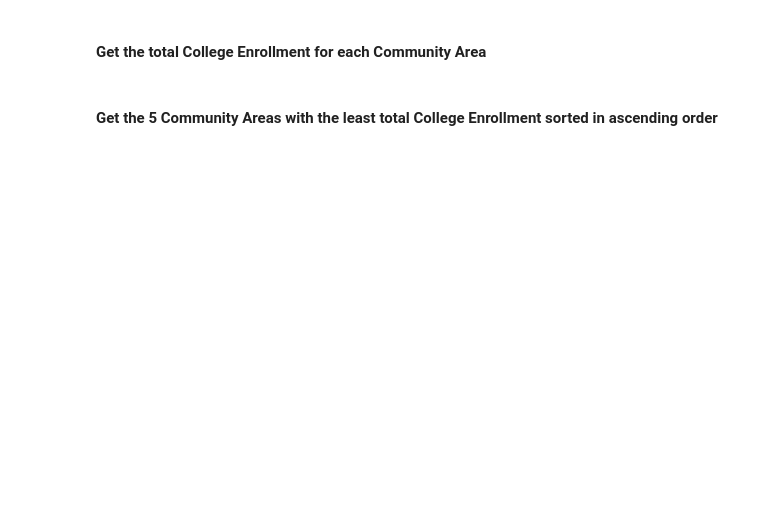
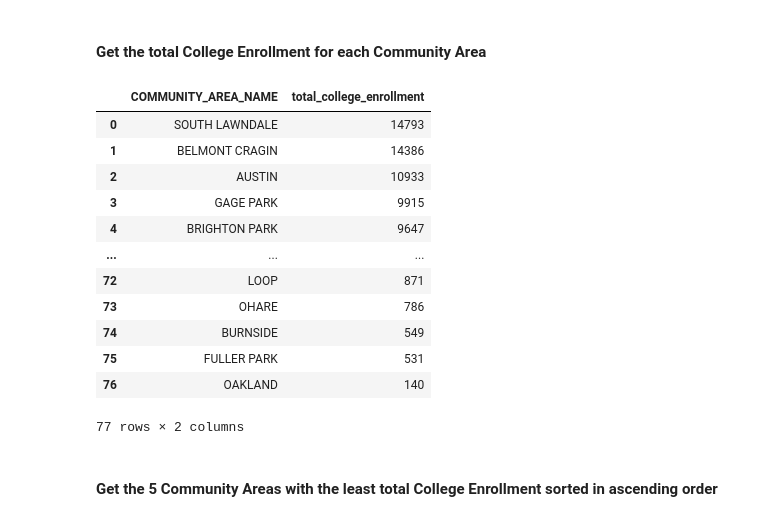
Before and after one commit to chuksoo/IBM-Data-Engineering-Professional, a Jupyter notebook: Course 5 - Databases and SQL for Data Science with Python/Analyzing real world dataset with SQL and Python.ipynb, the cells around one changed output. Drawn from its saved outputs; the diff is of its cells as text; code cells hidden in the pictures; blank space fills up the shorter version.

```diff
--- a/Course 5 - Databases and SQL for Data Science with Python/Analyzing real world dataset with SQL and Python.ipynb
+++ b/Course 5 - Databases and SQL for Data Science with Python/Analyzing real world dataset with SQL and Python.ipynb
@@ -349,4 +369,32 @@ create_pandas_df(query_6, conn)
 # %% [markdown]
 #### Get the total College Enrollment for each Community Area
+# %%
+query_8 = '''
+    WITH total_enrollment AS (
+        SELECT
+            "COMMUNITY_AREA_NAME"
+            , SUM("COLLEGE_ENROLLMENT") AS Total_College_Enrollment
+        FROM chicago_schools
+        GROUP BY 1
+        )
+
+    SELECT * FROM total_enrollment
+    ORDER BY 2 DESC
+    '''
+create_pandas_df(query_8, conn)
+# %% [output]
+|  | COMMUNITY_AREA_NAME | total_college_enrollment |
+| 0 | SOUTH LAWNDALE | 14793 |
+| 1 | BELMONT CRAGIN | 14386 |
+| 2 | AUSTIN | 10933 |
+| 3 | GAGE PARK | 9915 |
+| 4 | BRIGHTON PARK | 9647 |
+| ... | ... | ... |
+| 72 | LOOP | 871 |
+| 73 | OHARE | 786 |
+| 74 | BURNSIDE | 549 |
+| 75 | FULLER PARK | 531 |
+| 76 | OAKLAND | 140 |
+77 rows × 2 columns
 # %% [markdown]
 #### Get the 5 Community Areas with the least total College Enrollment  sorted in ascending order
```
Also changed, not shown: parts of 6 cells of this notebook, 1 other file.
